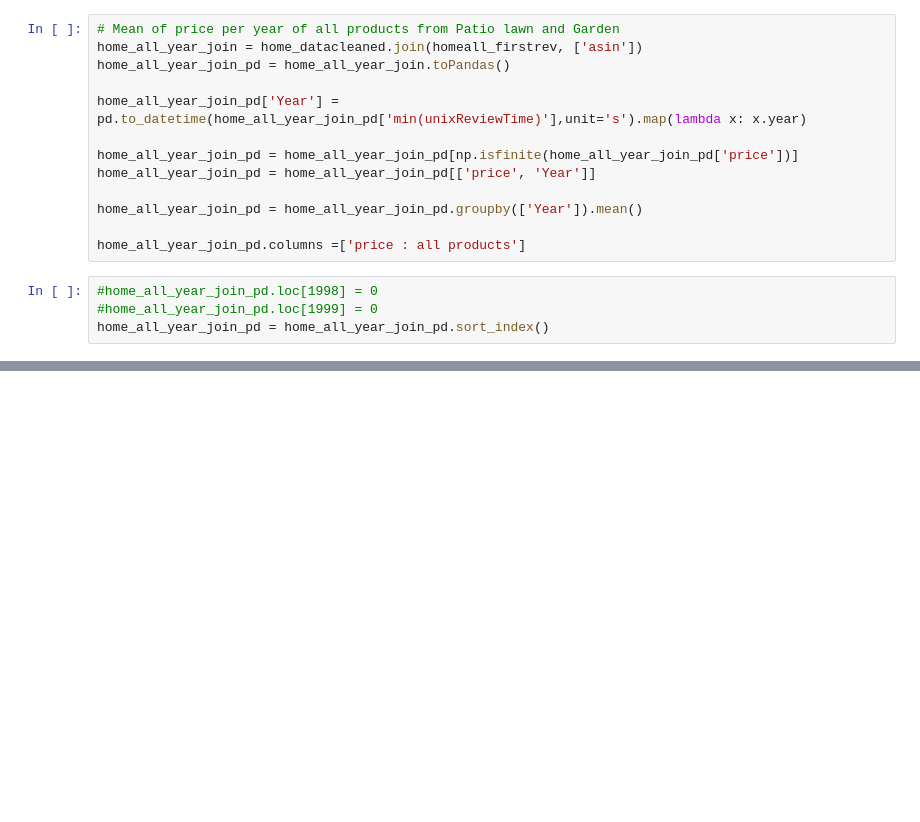
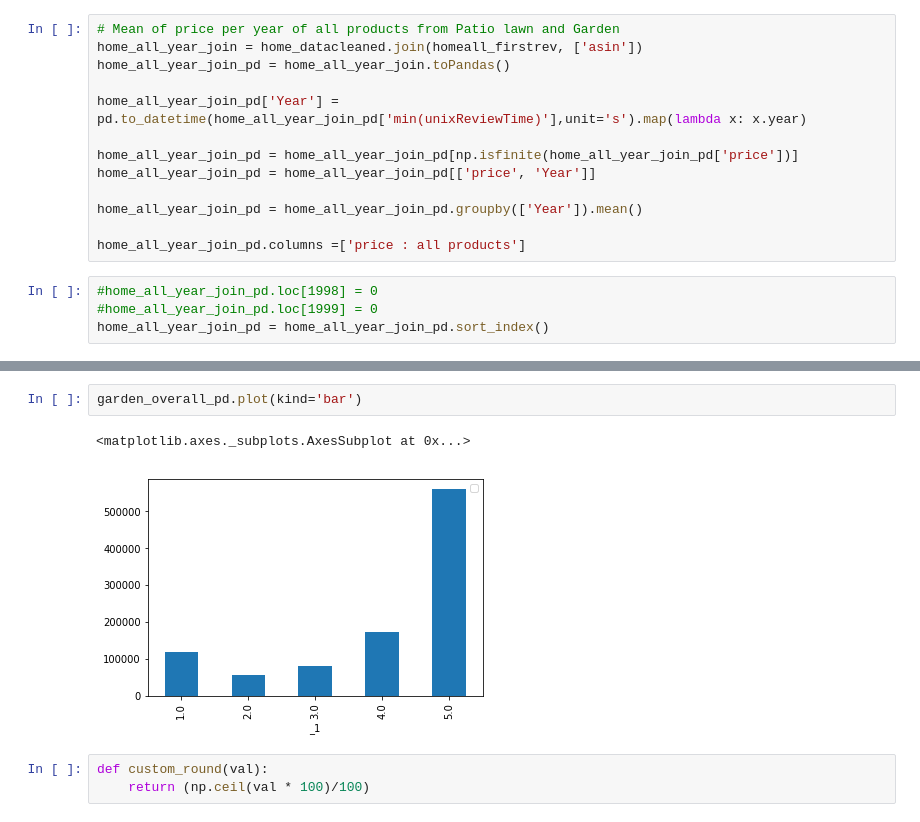
Before and after one commit to MaxencePPierre/ada-project, a Jupyter notebook: project_general.ipynb, the cells around one changed output, grey strips where cells are left out. Drawn from its saved outputs; the diff is of its cells as text; blank space fills up the shorter version.

```diff
--- a/project_general.ipynb
+++ b/project_general.ipynb
@@ -778,0 +818,8 @@ Text(0.5,1,'Home and Kitchen : Mean price of products per year $')
+# %%
+garden_overall_pd.plot(kind='bar')
+# %% [output]
+<matplotlib.axes._subplots.AxesSubplot at 0x...>
+[figure, added]
+# %%
+def custom_round(val):
+    return (np.ceil(val * 100)/100)
```
Also changed, not shown: parts of 30 cells of this notebook, 1 other file.
